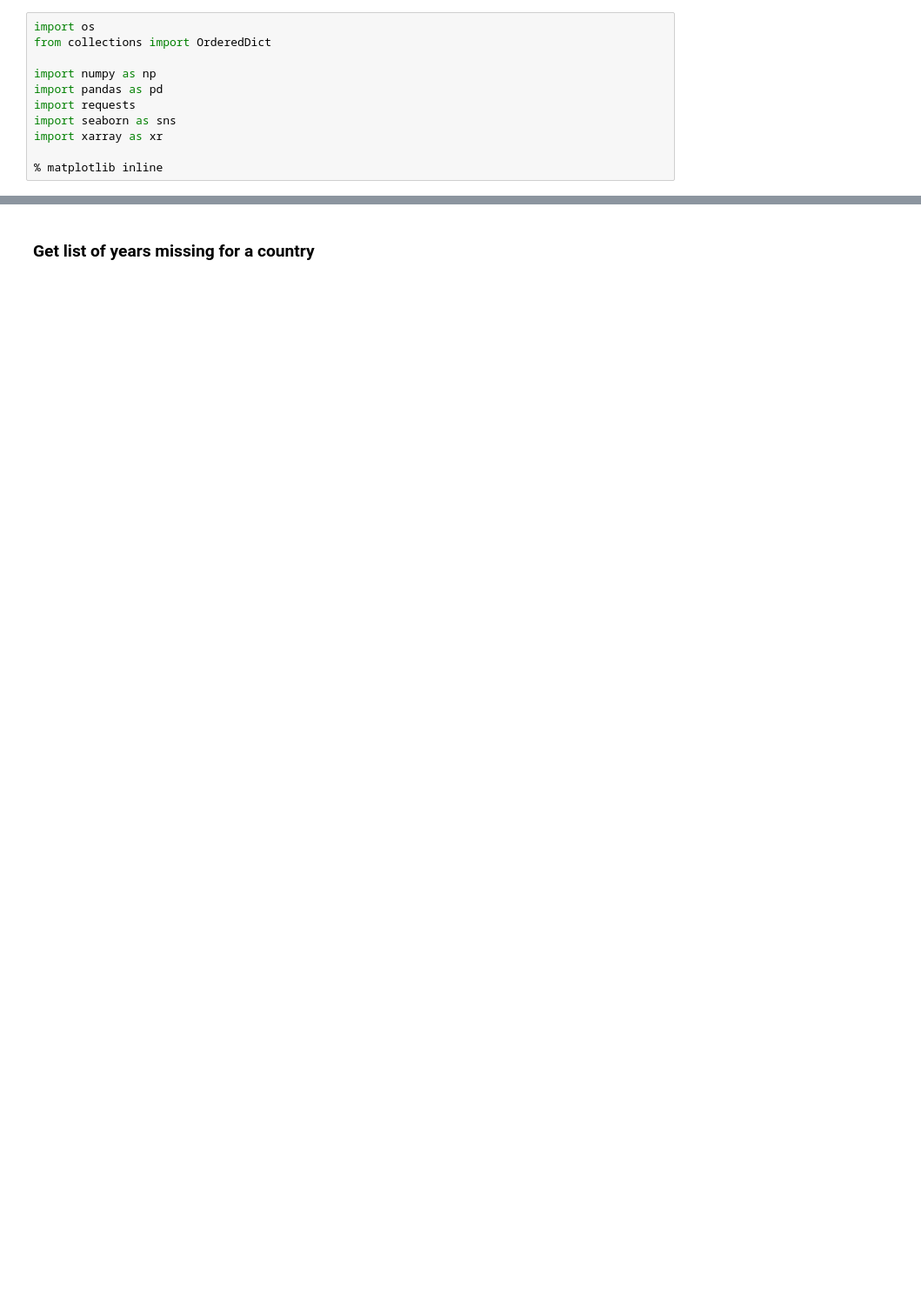
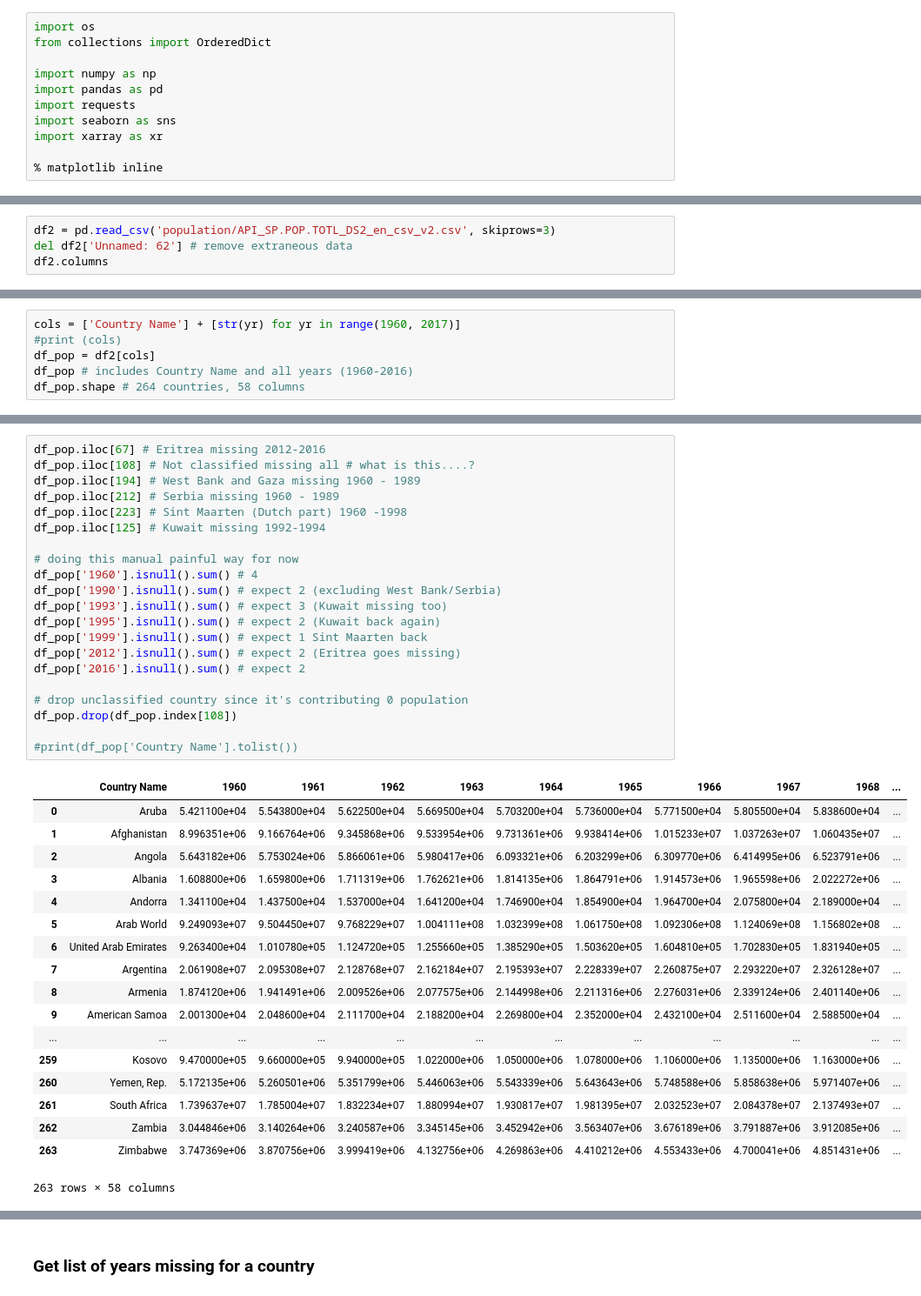
Before and after one commit to moonlimb/zerg, a Jupyter notebook: data/WB/task3_WB_analysis.ipynb, the cells around one changed output, grey strips where cells are left out. Shown at 87% size. Saved outputs shown, nothing was run; the diff lists cells and outputs as text; blank space fills up the shorter version.

Commit message:
Find out which countries missing pop data for which years

```diff
--- a/data/WB/task3_WB_analysis.ipynb
+++ b/data/WB/task3_WB_analysis.ipynb
@@ -79,0 +93,4 @@ Possible convenience functions:
+# %%
+df2 = pd.read_csv('population/API_SP.POP.TOTL_DS2_en_csv_v2.csv', skiprows=3)
+del df2['Unnamed: 62'] # remove extraneous data
+df2.columns
@@ -79,0 +112,6 @@ Possible convenience functions:
+# %%
+cols = ['Country Name'] + [str(yr) for yr in range(1960, 2017)]
+#print (cols)
+df_pop = df2[cols]
+df_pop # includes Country Name and all years (1960-2016)
+df_pop.shape # 264 countries, 58 columns
@@ -79,0 +133,40 @@ Possible convenience functions:
+# %%
+df_pop.iloc[67] # Eritrea missing 2012-2016
+df_pop.iloc[108] # Not classified missing all # what is this....?
+df_pop.iloc[194] # West Bank and Gaza missing 1960 - 1989
+df_pop.iloc[212] # Serbia missing 1960 - 1989
+df_pop.iloc[223] # Sint Maarten (Dutch part) 1960 -1998
+df_pop.iloc[125] # Kuwait missing 1992-1994
+
+# doing this manual painful way for now
+df_pop['1960'].isnull().sum() # 4
+df_pop['1990'].isnull().sum() # expect 2 (excluding West Bank/Serbia)
+df_pop['1993'].isnull().sum() # expect 3 (Kuwait missing too)
+df_pop['1995'].isnull().sum() # expect 2 (Kuwait back again)
+df_pop['1999'].isnull().sum() # expect 1 Sint Maarten back
+df_pop['2012'].isnull().sum() # expect 2 (Eritrea goes missing)
+df_pop['2016'].isnull().sum() # expect 2
+
+# drop unclassified country since it's contributing 0 population
+df_pop.drop(df_pop.index[108])
+
+#print(df_pop['Country Name'].tolist())
+# %% [output]
+|  | Country Name | 1960 | 1961 | 1962 | 1963 | 1964 | 1965 | 1966 | 1967 | 1968 | ... |
+| 0 | Aruba | 5.421100e+04 | 5.543800e+04 | 5.622500e+04 | 5.669500e+04 | 5.703200e+04 | 5.736000e+04 | 5.771500e+04 | 5.805500e+04 | 5.838600e+04 | ... |
+| 1 | Afghanistan | 8.996351e+06 | 9.166764e+06 | 9.345868e+06 | 9.533954e+06 | 9.731361e+06 | 9.938414e+06 | 1.015233e+07 | 1.037263e+07 | 1.060435e+07 | ... |
+| 2 | Angola | 5.643182e+06 | 5.753024e+06 | 5.866061e+06 | 5.980417e+06 | 6.093321e+06 | 6.203299e+06 | 6.309770e+06 | 6.414995e+06 | 6.523791e+06 | ... |
+| 3 | Albania | 1.608800e+06 | 1.659800e+06 | 1.711319e+06 | 1.762621e+06 | 1.814135e+06 | 1.864791e+06 | 1.914573e+06 | 1.965598e+06 | 2.022272e+06 | ... |
+| 4 | Andorra | 1.341100e+04 | 1.437500e+04 | 1.537000e+04 | 1.641200e+04 | 1.746900e+04 | 1.854900e+04 | 1.964700e+04 | 2.075800e+04 | 2.189000e+04 | ... |
+| 5 | Arab World | 9.249093e+07 | 9.504450e+07 | 9.768229e+07 | 1.004111e+08 | 1.032399e+08 | 1.061750e+08 | 1.092306e+08 | 1.124069e+08 | 1.156802e+08 | ... |
+| 6 | United Arab Emirates | 9.263400e+04 | 1.010780e+05 | 1.124720e+05 | 1.255660e+05 | 1.385290e+05 | 1.503620e+05 | 1.604810e+05 | 1.702830e+05 | 1.831940e+05 | ... |
+| 7 | Argentina | 2.061908e+07 | 2.095308e+07 | 2.128768e+07 | 2.162184e+07 | 2.195393e+07 | 2.228339e+07 | 2.260875e+07 | 2.293220e+07 | 2.326128e+07 | ... |
+| 8 | Armenia | 1.874120e+06 | 1.941491e+06 | 2.009526e+06 | 2.077575e+06 | 2.144998e+06 | 2.211316e+06 | 2.276031e+06 | 2.339124e+06 | 2.401140e+06 | ... |
+| 9 | American Samoa | 2.001300e+04 | 2.048600e+04 | 2.111700e+04 | 2.188200e+04 | 2.269800e+04 | 2.352000e+04 | 2.432100e+04 | 2.511600e+04 | 2.588500e+04 | ... |
+| ... | ... | ... | ... | ... | ... | ... | ... | ... | ... | ... | ... |
+| 259 | Kosovo | 9.470000e+05 | 9.660000e+05 | 9.940000e+05 | 1.022000e+06 | 1.050000e+06 | 1.078000e+06 | 1.106000e+06 | 1.135000e+06 | 1.163000e+06 | ... |
+| 260 | Yemen, Rep. | 5.172135e+06 | 5.260501e+06 | 5.351799e+06 | 5.446063e+06 | 5.543339e+06 | 5.643643e+06 | 5.748588e+06 | 5.858638e+06 | 5.971407e+06 | ... |
+| 261 | South Africa | 1.739637e+07 | 1.785004e+07 | 1.832234e+07 | 1.880994e+07 | 1.930817e+07 | 1.981395e+07 | 2.032523e+07 | 2.084378e+07 | 2.137493e+07 | ... |
+| 262 | Zambia | 3.044846e+06 | 3.140264e+06 | 3.240587e+06 | 3.345145e+06 | 3.452942e+06 | 3.563407e+06 | 3.676189e+06 | 3.791887e+06 | 3.912085e+06 | ... |
+| 263 | Zimbabwe | 3.747369e+06 | 3.870756e+06 | 3.999419e+06 | 4.132756e+06 | 4.269863e+06 | 4.410212e+06 | 4.553433e+06 | 4.700041e+06 | 4.851431e+06 | ... |
+263 rows × 58 columns
```
Also changed, not shown: parts of 20 cells of this notebook.
